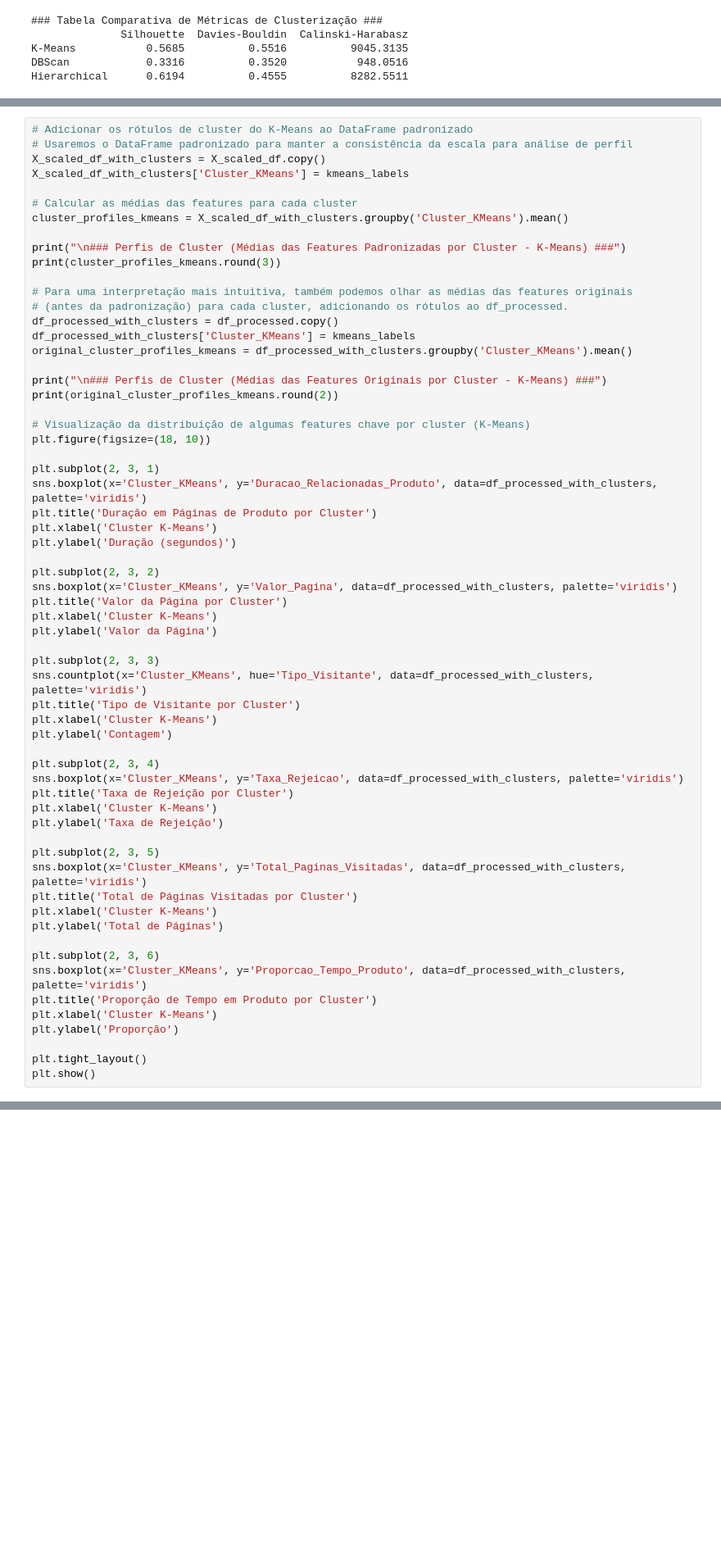
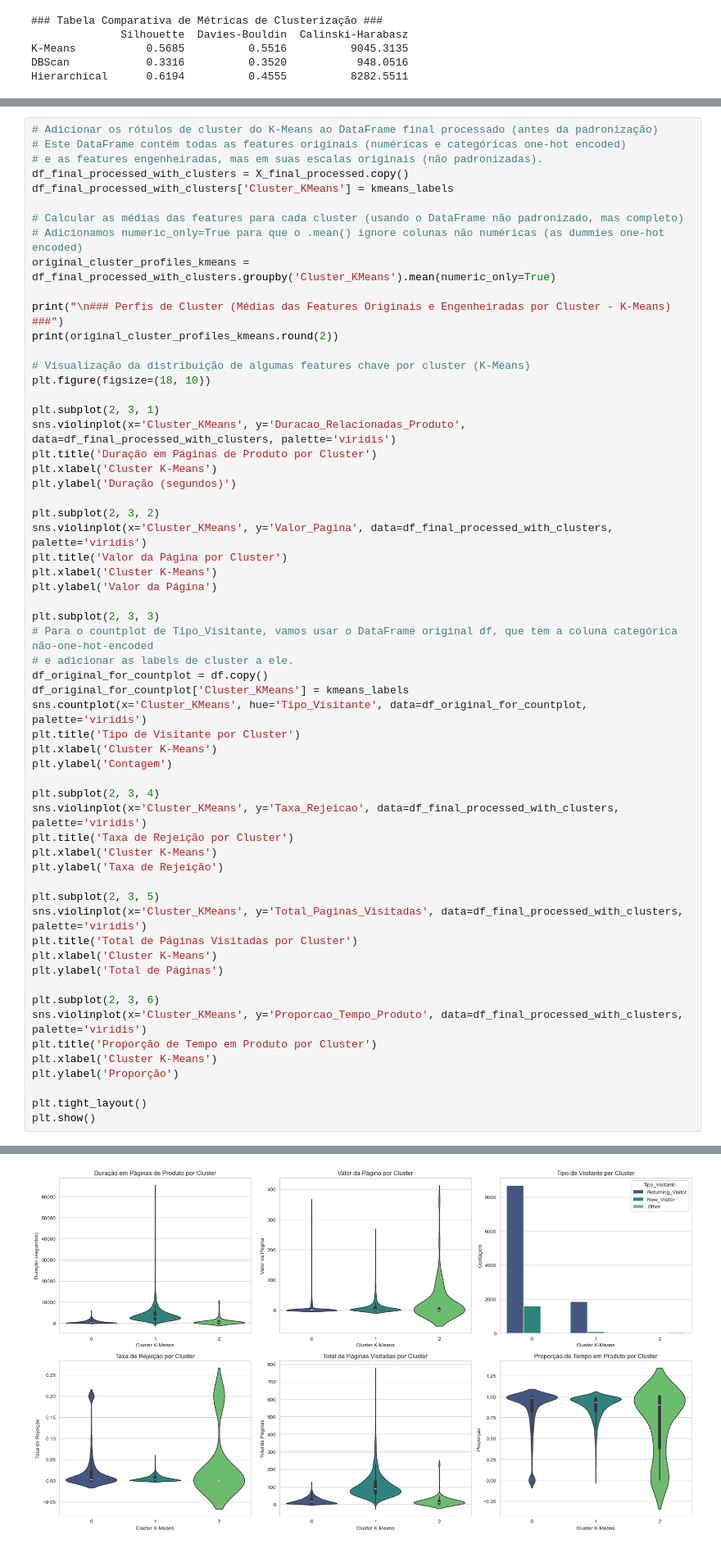
Before and after one commit to MLGODS/Project02-UnsupervisedLearning, a Jupyter notebook: Trabalho_de_Clusterização_de_Comportamento_de_Compras_Online.ipynb, the cells around one changed output, grey strips where cells are left out. Shown at 82% size. Cells and saved outputs as stored; diff of their text form; blank space fills up the shorter version.

Commit message:
adicionando grafico de violino

```diff
--- a/Trabalho_de_Clusterização_de_Comportamento_de_Compras_Online.ipynb
+++ b/Trabalho_de_Clusterização_de_Comportamento_de_Compras_Online.ipynb
@@ -679,61 +679,58 @@ Para interpretar os clusters, vamos focar no K-Means (com `k=3`), pois ele geral
 
 Primeiro, adicionaremos os rótulos de cluster ao DataFrame original (ou padronizado) para analisar o perfil de cada grupo.
 # %%
-# Adicionar os rótulos de cluster do K-Means ao DataFrame padronizado
-# Usaremos o DataFrame padronizado para manter a consistência da escala para análise de perfil
-X_scaled_df_with_clusters = X_scaled_df.copy()
-X_scaled_df_with_clusters['Cluster_KMeans'] = kmeans_labels
+# Adicionar os rótulos de cluster do K-Means ao DataFrame final processado (antes da padronização)
+# Este DataFrame contém todas as features originais (numéricas e categóricas one-hot encoded)
+# e as features engenheiradas, mas em suas escalas originais (não padronizadas).
+df_final_processed_with_clusters = X_final_processed.copy()
+df_final_processed_with_clusters['Cluster_KMeans'] = kmeans_labels
 
-# Calcular as médias das features para cada cluster
-cluster_profiles_kmeans = X_scaled_df_with_clusters.groupby('Cluster_KMeans').mean()
+# Calcular as médias das features para cada cluster (usando o DataFrame não padronizado, mas completo)
+# Adicionamos numeric_only=True para que o .mean() ignore colunas não numéricas (as dummies one-hot encoded)
+original_cluster_profiles_kmeans = df_final_processed_with_clusters.groupby('Cluster_KMeans').mean(numeric_only=True)
 
-print("\n### Perfis de Cluster (Médias das Features Padronizadas por Cluster - K-Means) ###")
-print(cluster_profiles_kmeans.round(3))
-
-# Para uma interpretação mais intuitiva, também podemos olhar as médias das features originais
-# (antes da padronização) para cada cluster, adicionando os rótulos ao df_processed.
-df_processed_with_clusters = df_processed.copy()
-df_processed_with_clusters['Cluster_KMeans'] = kmeans_labels
-original_cluster_profiles_kmeans = df_processed_with_clusters.groupby('Cluster_KMeans').mean()
-
-print("\n### Perfis de Cluster (Médias das Features Originais por Cluster - K-Means) ###")
+print("\n### Perfis de Cluster (Médias das Features Originais e Engenheiradas por Cluster - K-Means) ###")
 print(original_cluster_profiles_kmeans.round(2))
 
 # Visualização da distribuição de algumas features chave por cluster (K-Means)
 plt.figure(figsize=(18, 10))
 
 plt.subplot(2, 3, 1)
-sns.boxplot(x='Cluster_KMeans', y='Duracao_Relacionadas_Produto', data=df_processed_with_clusters, palette='viridis')
+sns.violinplot(x='Cluster_KMeans', y='Duracao_Relacionadas_Produto', data=df_final_processed_with_clusters, palette='viridis')
 plt.title('Duração em Páginas de Produto por Cluster')
 plt.xlabel('Cluster K-Means')
 plt.ylabel('Duração (segundos)')
 
 plt.subplot(2, 3, 2)
-sns.boxplot(x='Cluster_KMeans', y='Valor_Pagina', data=df_processed_with_clusters, palette='viridis')
+sns.violinplot(x='Cluster_KMeans', y='Valor_Pagina', data=df_final_processed_with_clusters, palette='viridis')
 plt.title('Valor da Página por Cluster')
 plt.xlabel('Cluster K-Means')
 plt.ylabel('Valor da Página')
 
 plt.subplot(2, 3, 3)
-sns.countplot(x='Cluster_KMeans', hue='Tipo_Visitante', data=df_processed_with_clusters, palette='viridis')
+# Para o countplot de Tipo_Visitante, vamos usar o DataFrame original df, que tem a coluna categórica não-one-hot-encoded
+# e adicionar as labels de cluster a ele.
+df_original_for_countplot = df.copy()
+df_original_for_countplot['Cluster_KMeans'] = kmeans_labels
+sns.countplot(x='Cluster_KMeans', hue='Tipo_Visitante', data=df_original_for_countplot, palette='viridis')
 plt.title('Tipo de Visitante por Cluster')
 plt.xlabel('Cluster K-Means')
 plt.ylabel('Contagem')
 
 plt.subplot(2, 3, 4)
-sns.boxplot(x='Cluster_KMeans', y='Taxa_Rejeicao', data=df_processed_with_clusters, palette='viridis')
+sns.violinplot(x='Cluster_KMeans', y='Taxa_Rejeicao', data=df_final_processed_with_clusters, palette='viridis')
 plt.title('Taxa de Rejeição por Cluster')
 plt.xlabel('Cluster K-Means')
 plt.ylabel('Taxa de Rejeição')
 
 plt.subplot(2, 3, 5)
-sns.boxplot(x='Cluster_KMeans', y='Total_Paginas_Visitadas', data=df_processed_with_clusters, palette='viridis')
+sns.violinplot(x='Cluster_KMeans', y='Total_Paginas_Visitadas', data=df_final_processed_with_clusters, palette='viridis')
 plt.title('Total de Páginas Visitadas por Cluster')
 plt.xlabel('Cluster K-Means')
 plt.ylabel('Total de Páginas')
 
 plt.subplot(2, 3, 6)
-sns.boxplot(x='Cluster_KMeans', y='Proporcao_Tempo_Produto', data=df_processed_with_clusters, palette='viridis')
+sns.violinplot(x='Cluster_KMeans', y='Proporcao_Tempo_Produto', data=df_final_processed_with_clusters, palette='viridis')
 plt.title('Proporção de Tempo em Produto por Cluster')
 plt.xlabel('Cluster K-Means')
 plt.ylabel('Proporção')
@@ -762,3 +758,4 @@ TypeError: agg function failed [how->mean,dtype->object]
+[figure, added]
 # %% [markdown]
 **Discussão dos Perfis de Cluster (Exemplo de Interpretação K-Means):**
 
```
Also changed, not shown: parts of 1 cell of this notebook.
